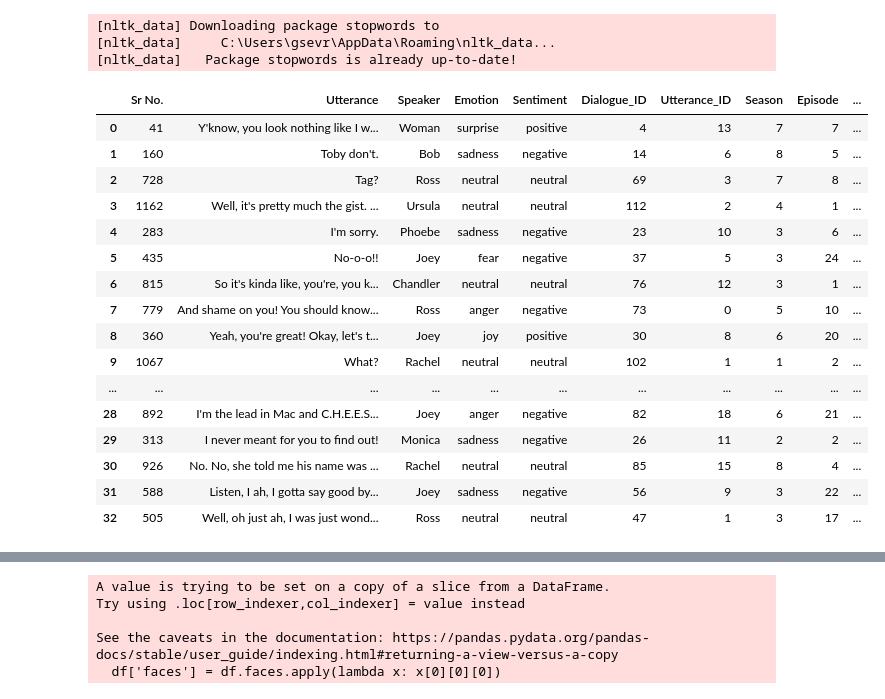
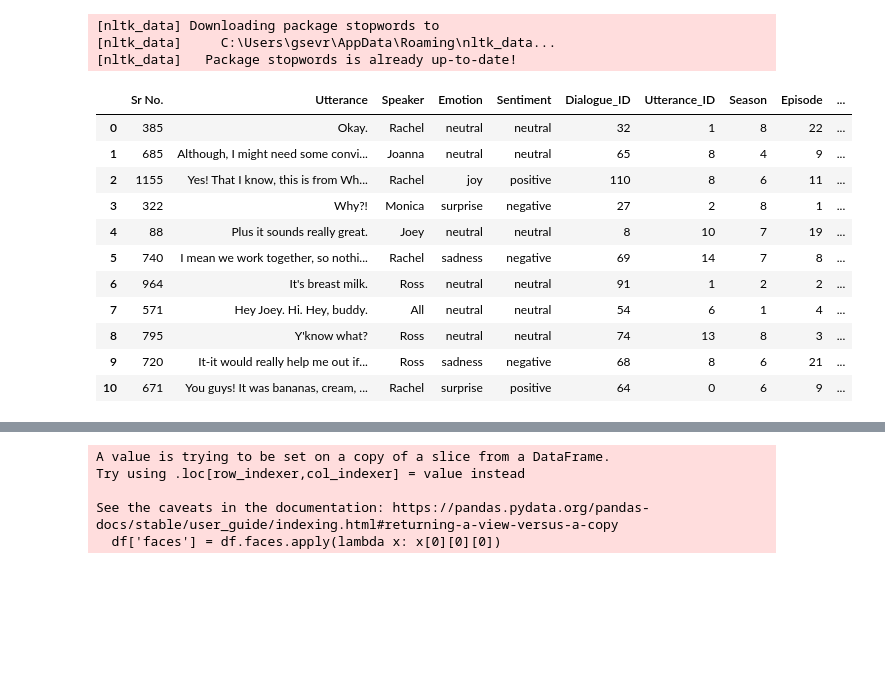
Before and after one commit to isevr/TVEmotion, a Jupyter notebook: t.ipynb, the cells around one changed output, grey strips where cells are left out. Drawn from its saved outputs; the diff is of its cells as text; code cells hidden in the pictures; blank space fills up the shorter version.

```diff
--- a/t.ipynb
+++ b/t.ipynb
@@ -45,24 +45,19 @@
 df['gender'] = df.Speaker.apply(lambda x: 'male' if x == 'Ross' or x == 'Joey' or x == 'Chandler' else 'female')
-df = df.sample(frac=0.03,ignore_index=True)
+df = df.sample(frac=0.01,ignore_index=True)
 df
 # %% [output]
 |  | Sr No. | Utterance | Speaker | Emotion | Sentiment | Dialogue_ID | Utterance_ID | Season | Episode | ... |
-| 0 | 41 | Y'know, you look nothing like I w... | Woman | surprise | positive | 4 | 13 | 7 | 7 | ... |
-| 1 | 160 | Toby don't. | Bob | sadness | negative | 14 | 6 | 8 | 5 | ... |
-| 2 | 728 | Tag? | Ross | neutral | neutral | 69 | 3 | 7 | 8 | ... |
-| 3 | 1162 | Well, it's pretty much the gist. ... | Ursula | neutral | neutral | 112 | 2 | 4 | 1 | ... |
-| 4 | 283 | I'm sorry. | Phoebe | sadness | negative | 23 | 10 | 3 | 6 | ... |
-| 5 | 435 | No-o-o!! | Joey | fear | negative | 37 | 5 | 3 | 24 | ... |
-| 6 | 815 | So it's kinda like, you're, you k... | Chandler | neutral | neutral | 76 | 12 | 3 | 1 | ... |
-| 7 | 779 | And shame on you! You should know... | Ross | anger | negative | 73 | 0 | 5 | 10 | ... |
-| 8 | 360 | Yeah, you're great! Okay, let's t... | Joey | joy | positive | 30 | 8 | 6 | 20 | ... |
-| 9 | 1067 | What? | Rachel | neutral | neutral | 102 | 1 | 1 | 2 | ... |
-| ... | ... | ... | ... | ... | ... | ... | ... | ... | ... | ... |
-| 28 | 892 | I'm the lead in Mac and C.H.E.E.S... | Joey | anger | negative | 82 | 18 | 6 | 21 | ... |
-| 29 | 313 | I never meant for you to find out! | Monica | sadness | negative | 26 | 11 | 2 | 2 | ... |
-| 30 | 926 | No. No, she told me his name was ... | Rachel | neutral | neutral | 85 | 15 | 8 | 4 | ... |
-| 31 | 588 | Listen, I ah, I gotta say good by... | Joey | sadness | negative | 56 | 9 | 3 | 22 | ... |
-| 32 | 505 | Well, oh just ah, I was just wond... | Ross | neutral | neutral | 47 | 1 | 3 | 17 | ... |
+| 0 | 385 | Okay. | Rachel | neutral | neutral | 32 | 1 | 8 | 22 | ... |
+| 1 | 685 | Although, I might need some convi... | Joanna | neutral | neutral | 65 | 8 | 4 | 9 | ... |
+| 2 | 1155 | Yes! That I know, this is from Wh... | Rachel | joy | positive | 110 | 8 | 6 | 11 | ... |
+| 3 | 322 | Why?! | Monica | surprise | negative | 27 | 2 | 8 | 1 | ... |
+| 4 | 88 | Plus it sounds really great. | Joey | neutral | neutral | 8 | 10 | 7 | 19 | ... |
+| 5 | 740 | I mean we work together, so nothi... | Rachel | sadness | negative | 69 | 14 | 7 | 8 | ... |
+| 6 | 964 | It's breast milk. | Ross | neutral | neutral | 91 | 1 | 2 | 2 | ... |
+| 7 | 571 | Hey Joey. Hi. Hey, buddy. | All | neutral | neutral | 54 | 6 | 1 | 4 | ... |
+| 8 | 795 | Y'know what? | Ross | neutral | neutral | 74 | 13 | 8 | 3 | ... |
+| 9 | 720 | It-it would really help me out if... | Ross | sadness | negative | 68 | 8 | 6 | 21 | ... |
+| 10 | 671 | You guys! It was bananas, cream, ... | Rachel | surprise | positive | 64 | 0 | 6 | 9 | ... |
 # %%
 def preprocess(text):
     t = text.lower()
```
Also changed, not shown: parts of 7 cells of this notebook.
